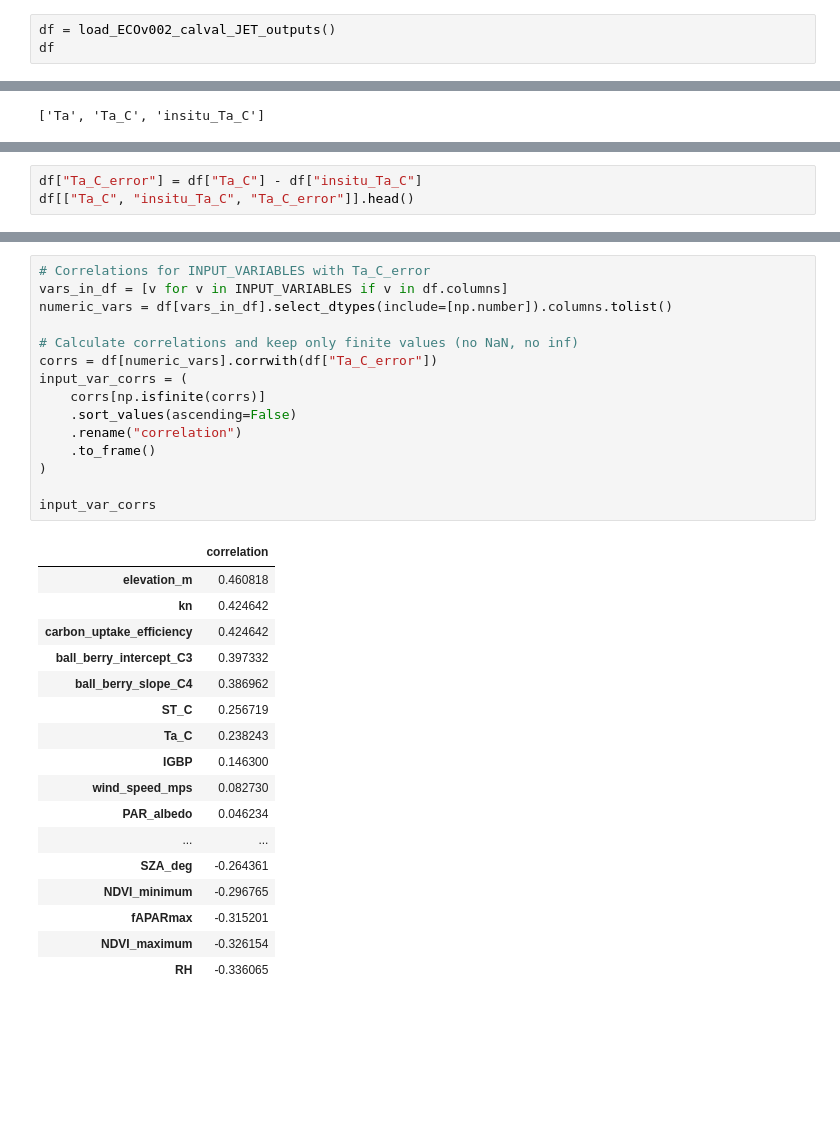
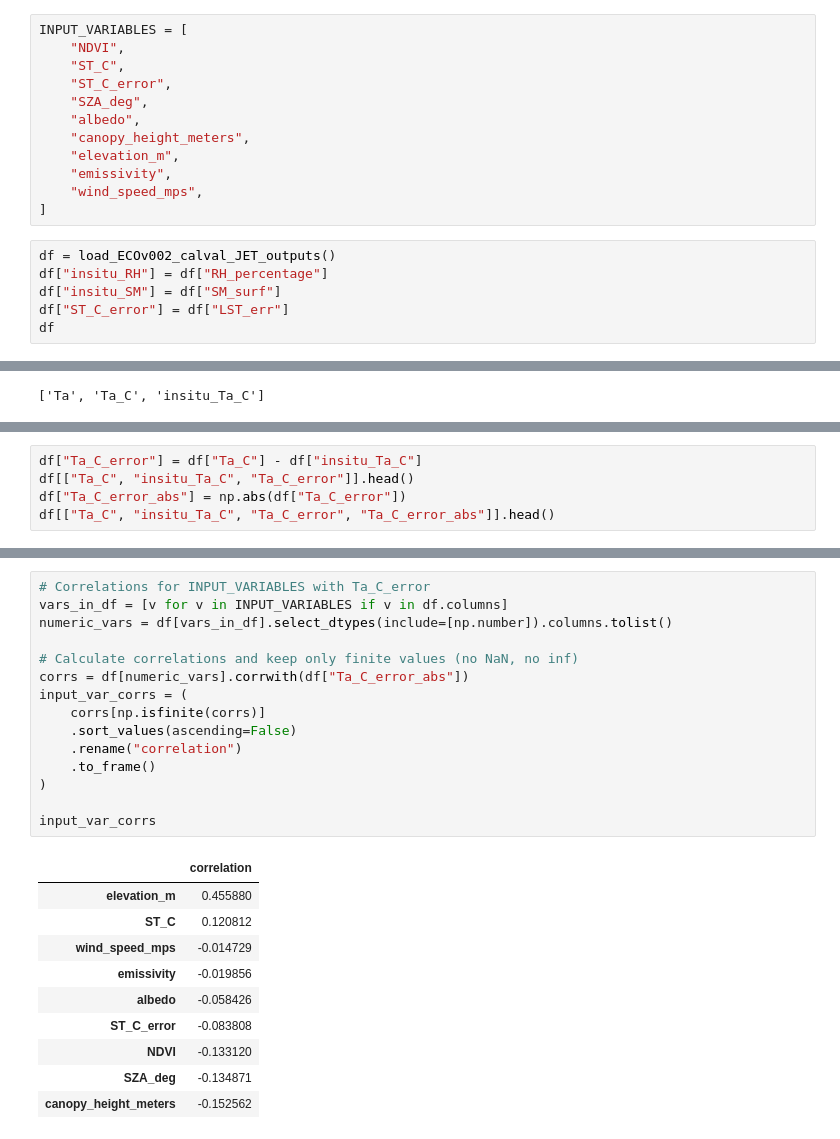
Before and after one commit to gregory-halverson-jpl/JET3, a Jupyter notebook: notebooks/Air Temperature UQ.ipynb, the cells around one changed output, grey strips where cells are left out. Cells and saved outputs as stored; diff of their text form; blank space fills up the shorter version.

```diff
--- a/notebooks/Air Temperature UQ.ipynb
+++ b/notebooks/Air Temperature UQ.ipynb
@@ -2,8 +2,23 @@
 import numpy as np
 import matplotlib.pyplot as plt
 from JET3 import load_ECOv002_calval_JET_outputs, INPUT_VARIABLES
+# %%
+INPUT_VARIABLES = [
+    "NDVI",
+    "ST_C",
+    "ST_C_error",
+    "SZA_deg",
+    "albedo",
+    "canopy_height_meters",
+    "elevation_m",
+    "emissivity",
+    "wind_speed_mps",
+]
 # %%
 df = load_ECOv002_calval_JET_outputs()
+df["insitu_RH"] = df["RH_percentage"]
+df["insitu_SM"] = df["SM_surf"]
+df["ST_C_error"] = df["LST_err"]
 df
 # %% [output]
 |  | Unnamed: 0 | ID | vegetation | climate | STICinst | BESSinst | MOD16inst | PTJPLSMinst | ETinst | ... |
@@ -57,4 +55,6 @@ plt.show()
 # %%
 df["Ta_C_error"] = df["Ta_C"] - df["insitu_Ta_C"]
 df[["Ta_C", "insitu_Ta_C", "Ta_C_error"]].head()
+df["Ta_C_error_abs"] = np.abs(df["Ta_C_error"])
+df[["Ta_C", "insitu_Ta_C", "Ta_C_error", "Ta_C_error_abs"]].head()
 # %% [output]
@@ -147,33 +207,26 @@ wind_speed_mps True
 # %%
 # Correlations for INPUT_VARIABLES with Ta_C_error
 vars_in_df = [v for v in INPUT_VARIABLES if v in df.columns]
 numeric_vars = df[vars_in_df].select_dtypes(include=[np.number]).columns.tolist()
 
 # Calculate correlations and keep only finite values (no NaN, no inf)
-corrs = df[numeric_vars].corrwith(df["Ta_C_error"])
+corrs = df[numeric_vars].corrwith(df["Ta_C_error_abs"])
 input_var_corrs = (
     corrs[np.isfinite(corrs)]
     .sort_values(ascending=False)
     .rename("correlation")
     .to_frame()
 )
 
 input_var_corrs
 # %% [output]
 |  | correlation |
-| elevation_m | 0.460818 |
-| kn | 0.424642 |
-| carbon_uptake_efficiency | 0.424642 |
-| ball_berry_intercept_C3 | 0.397332 |
-| ball_berry_slope_C4 | 0.386962 |
-| ST_C | 0.256719 |
-| Ta_C | 0.238243 |
-| IGBP | 0.146300 |
-| wind_speed_mps | 0.082730 |
-| PAR_albedo | 0.046234 |
-| ... | ... |
-| SZA_deg | -0.264361 |
-| NDVI_minimum | -0.296765 |
-| fAPARmax | -0.315201 |
-| NDVI_maximum | -0.326154 |
-| RH | -0.336065 |
+| elevation_m | 0.455880 |
+| ST_C | 0.120812 |
+| wind_speed_mps | -0.014729 |
+| emissivity | -0.019856 |
+| albedo | -0.058426 |
+| ST_C_error | -0.083808 |
+| NDVI | -0.133120 |
+| SZA_deg | -0.134871 |
+| canopy_height_meters | -0.152562 |
```
Also changed, not shown: parts of 33 cells of this notebook.
